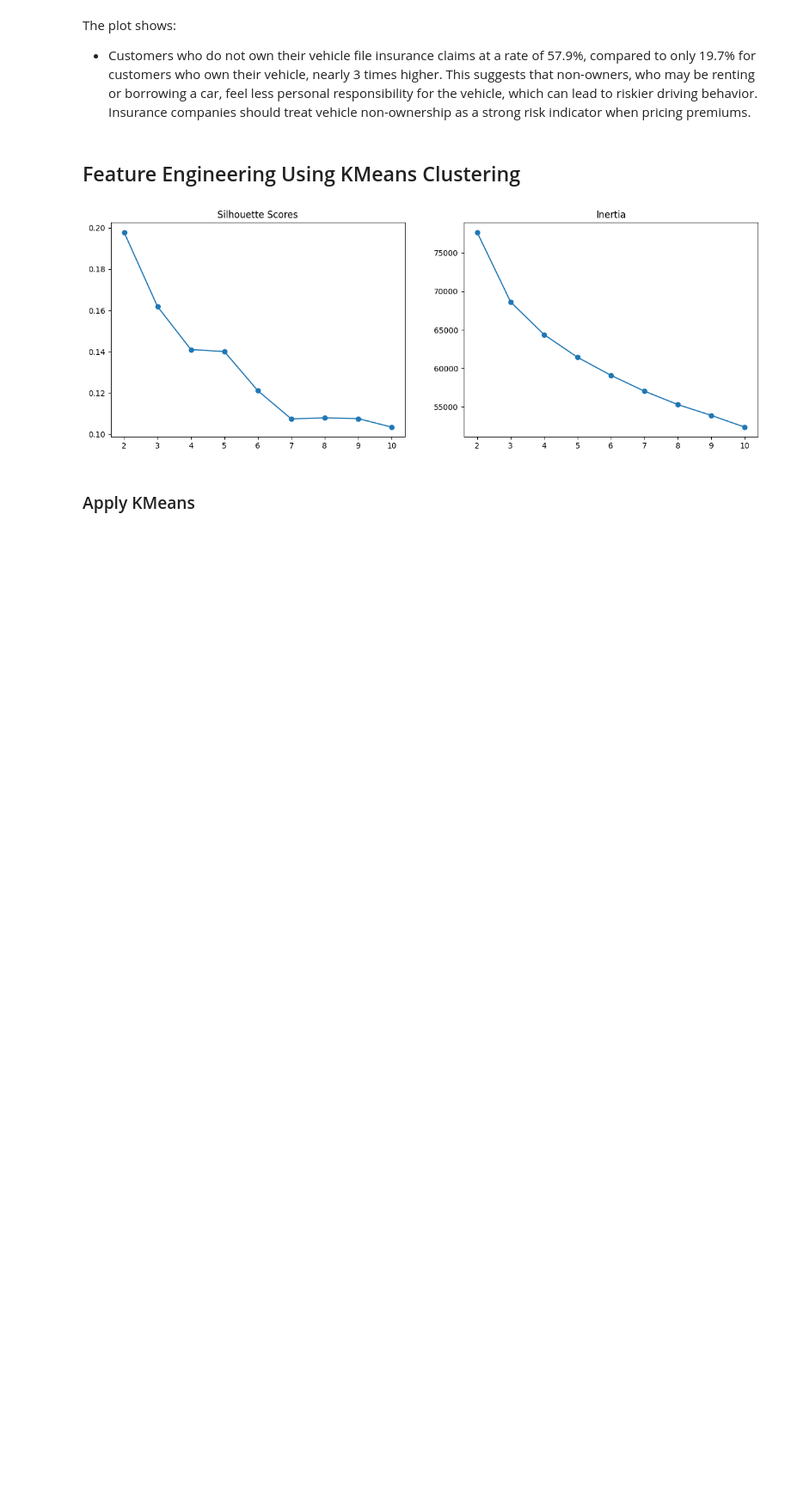
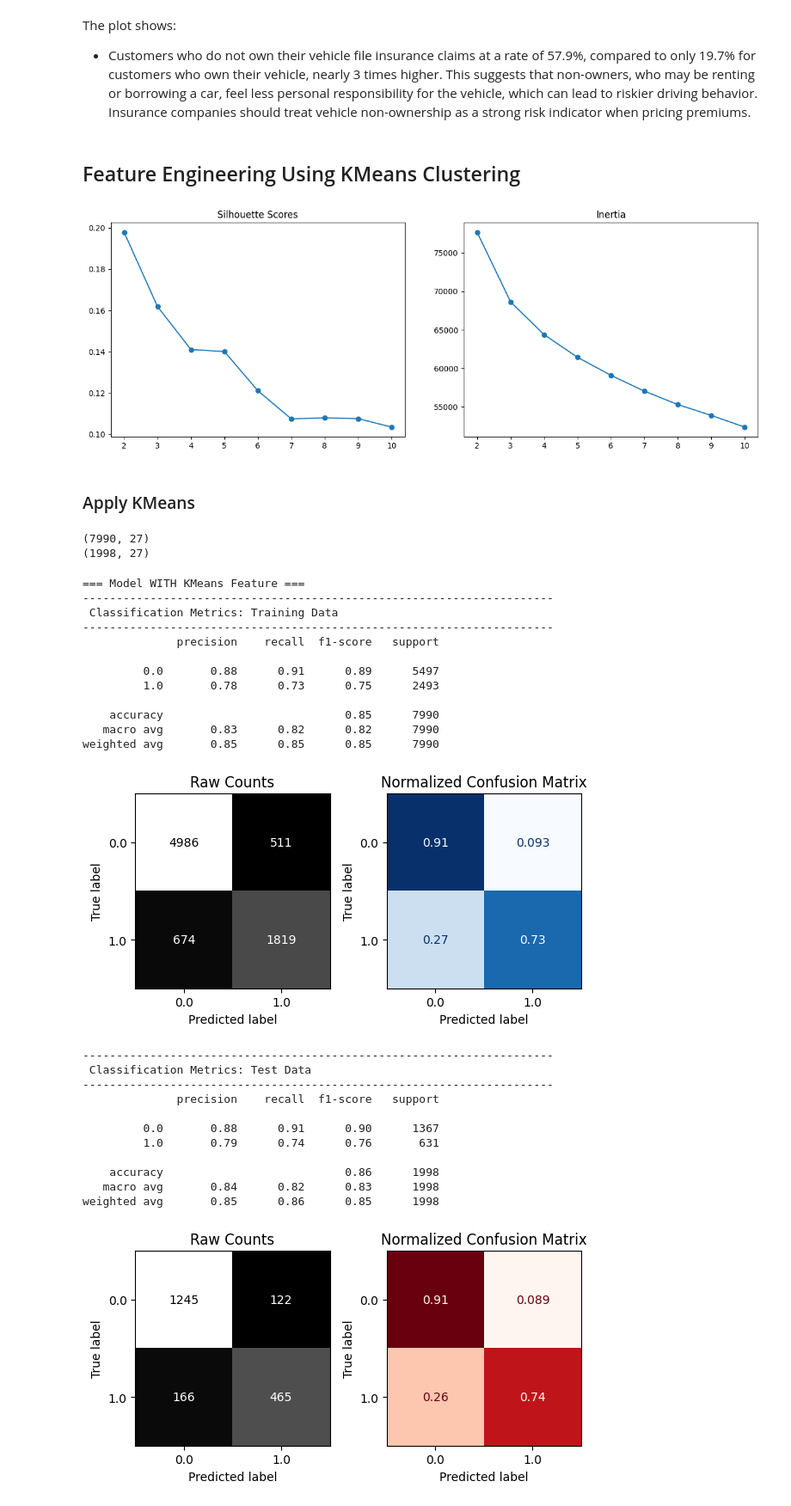
Before and after one commit to laramutair/Car-Insurance-Claim-Prediction, a Jupyter notebook: Project_4_Part_1_(Core).ipynb, the cells around one changed output. Shown at 86% size. Cells and saved outputs as stored; diff of their text form; code cells hidden in the pictures; blank space fills up the shorter version.

```diff
--- a/Project_4_Part_1_(Core).ipynb
+++ b/Project_4_Part_1_(Core).ipynb
@@ -682,3 +683,54 @@ kmeans = KMeans(n_clusters=3, random_state=42)
 
 train_clusters = kmeans.fit_predict(X_train_prep)
 test_clusters = kmeans.predict(X_test_prep)
+# %%
+X_train_kmeans = pd.concat([
+    pd.DataFrame(X_train_prep, columns=feature_names),
+    pd.DataFrame(train_clusters, columns=['CLUSTER'])
+], axis=1)
+
+X_test_kmeans = pd.concat([
+    pd.DataFrame(X_test_prep, columns=feature_names),
+    pd.DataFrame(test_clusters, columns=['CLUSTER'])
+], axis=1)
+# %%
+feature_names_kmeans = list(feature_names) + ['CLUSTER']
+
+print(X_train_kmeans.shape)
+print(X_test_kmeans.shape)
+# %% [output]
+(7990, 27)
+(1998, 27)
+# %%
+lr_kmeans = LogisticRegression(random_state=42, max_iter=1000)
+lr_kmeans.fit(X_train_kmeans, y_train)
+
+print("=== Model WITH KMeans Feature ===")
+evaluate_classification(lr_kmeans, X_train_kmeans, y_train,
+                                   X_test_kmeans,  y_test)
+# %% [output]
+=== Model WITH KMeans Feature ===
+----------------------------------------------------------------------
+ Classification Metrics: Training Data
+----------------------------------------------------------------------
+              precision    recall  f1-score   support
+
+         0.0       0.88      0.91      0.89      5497
+         1.0       0.78      0.73      0.75      2493
+
+    accuracy                           0.85      7990
+   macro avg       0.83      0.82      0.82      7990
+weighted avg       0.85      0.85      0.85      7990
+[figure, added]
+----------------------------------------------------------------------
+ Classification Metrics: Test Data
+----------------------------------------------------------------------
+              precision    recall  f1-score   support
+
+         0.0       0.88      0.91      0.90      1367
+         1.0       0.79      0.74      0.76       631
+
+    accuracy                           0.86      1998
+   macro avg       0.84      0.82      0.83      1998
+weighted avg       0.85      0.86      0.85      1998
+[figure, added]
```
Also changed, not shown: parts of 4 cells of this notebook.
